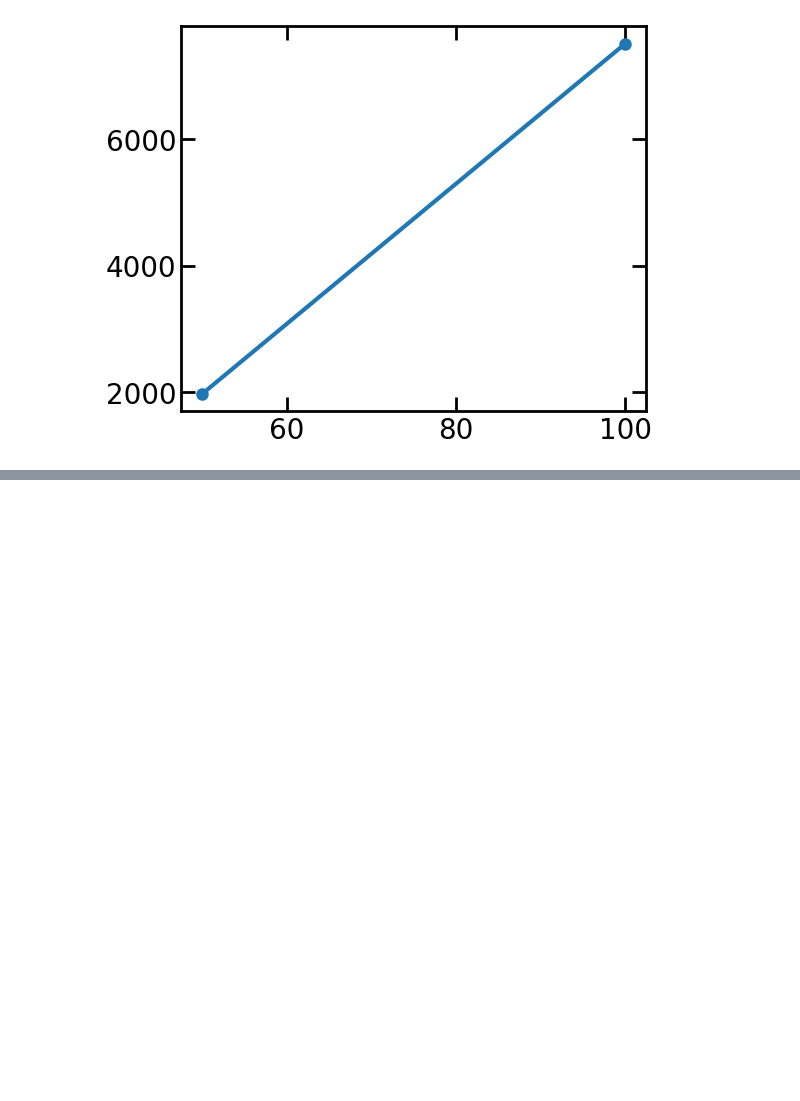
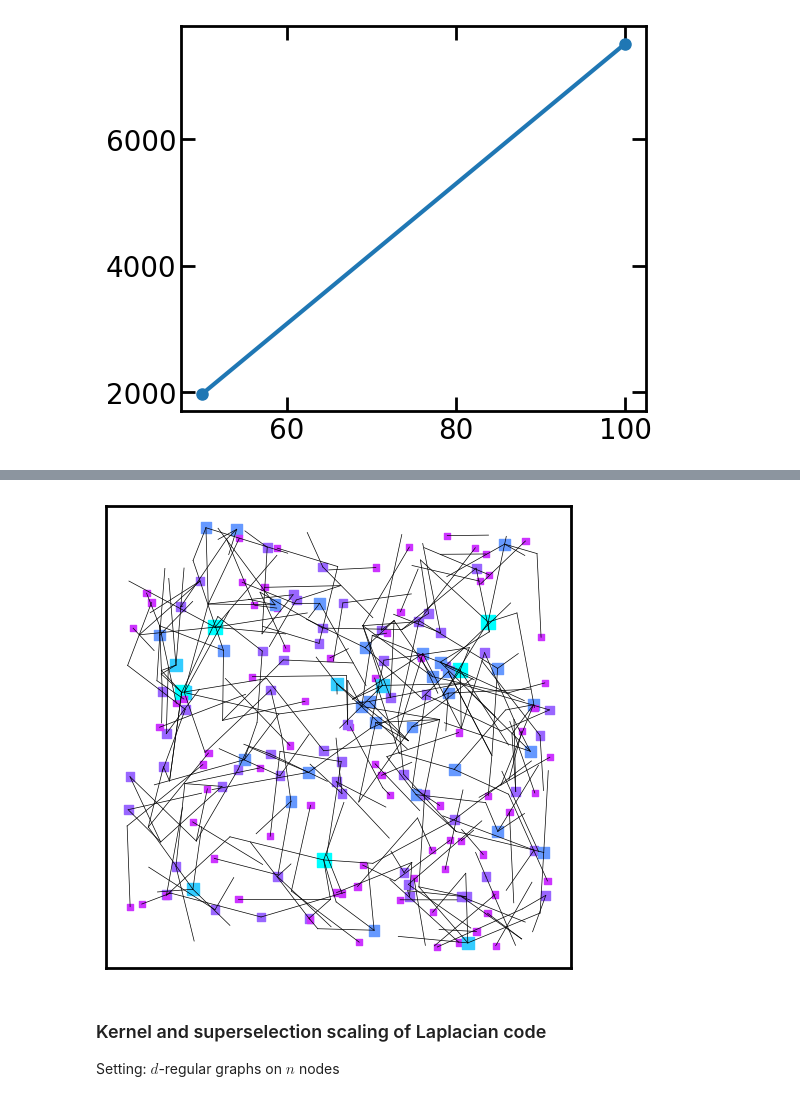
Before and after one commit to Rosetta-Tan/aperiodic-codes, a Jupyter notebook: run/local_ldpc_analysis.ipynb, the cells around one changed output, grey strips where cells are left out. Cells and saved outputs as stored; diff of their text form; code cells hidden in the pictures; blank space fills up the shorter version.

```diff
--- a/run/local_ldpc_analysis.ipynb
+++ b/run/local_ldpc_analysis.ipynb
@@ -242,0 +343,35 @@ Truncate logical operators, and plot the scaling of syndrome vector weight vs er
+# %%
+sizes = range(30, 31, 1)
+rs = [0.4]
+seeds = [4]
+deg_bit = 8
+deg_check = 10
+size = sizes[0]
+r = rs[0]
+seed = seeds[0]
+n = deg_check*size
+m = deg_bit*size
+readdir = '/Users/yitan/Google Drive/My Drive/from_cannon/qmemory_simulation/data/rgg_code'
+readname_pc = f'hclassical_noprledgelocal_n={n}_m={m}_degbit={deg_bit}_degcheck={deg_check}_r={r}_seed={seed}.txt'
+readname_pos = f'pos_noprledgelocal_n={n}_m={m}_degbit={deg_bit}_degcheck={deg_check}_r={r}_seed={seed}.json'
+h = read_pc(os.path.join(readdir, readname_pc))
+with open(os.path.join(readdir, readname_pos), 'r') as f:
+    pos = json.load(f)
+# %%
+pos_nodes = [pos[str(i)] for i in range(n)]
+pos_checks = [pos[str(i)] for i in range(n, n+m)]
+fig, ax= plt.subplots()
+for edge in zip(*h.nonzero()):
+    ax.plot(*zip(pos_nodes[edge[1]], pos_checks[edge[0]]), color='k', linestyle='-', linewidth=0.5)
+deg_checks = np.sum(h, axis=1)
+colors = 1 - deg_checks/deg_check
+ax.scatter(*zip(*pos_checks), marker='s', s=deg_checks*20, c=colors, cmap='cool')
+ax.xaxis.set_visible(False)
+ax.yaxis.set_visible(False)
+fig.set_size_inches(6, 6)
+fig.savefig(f'../figures/connection_noprledgelocal_n={n}_m={m}_degbit={deg_bit}_degcheck={deg_check}_r={r}_seed={seed}.pdf')
+# %% [output]
+[figure, added]
+# %% [markdown]
+### Kernel and superselection scaling of Laplacian code
+Setting: $d$-regular graphs on $n$ nodes
```
Also changed, not shown: parts of 23 cells of this notebook, 20 other files.
